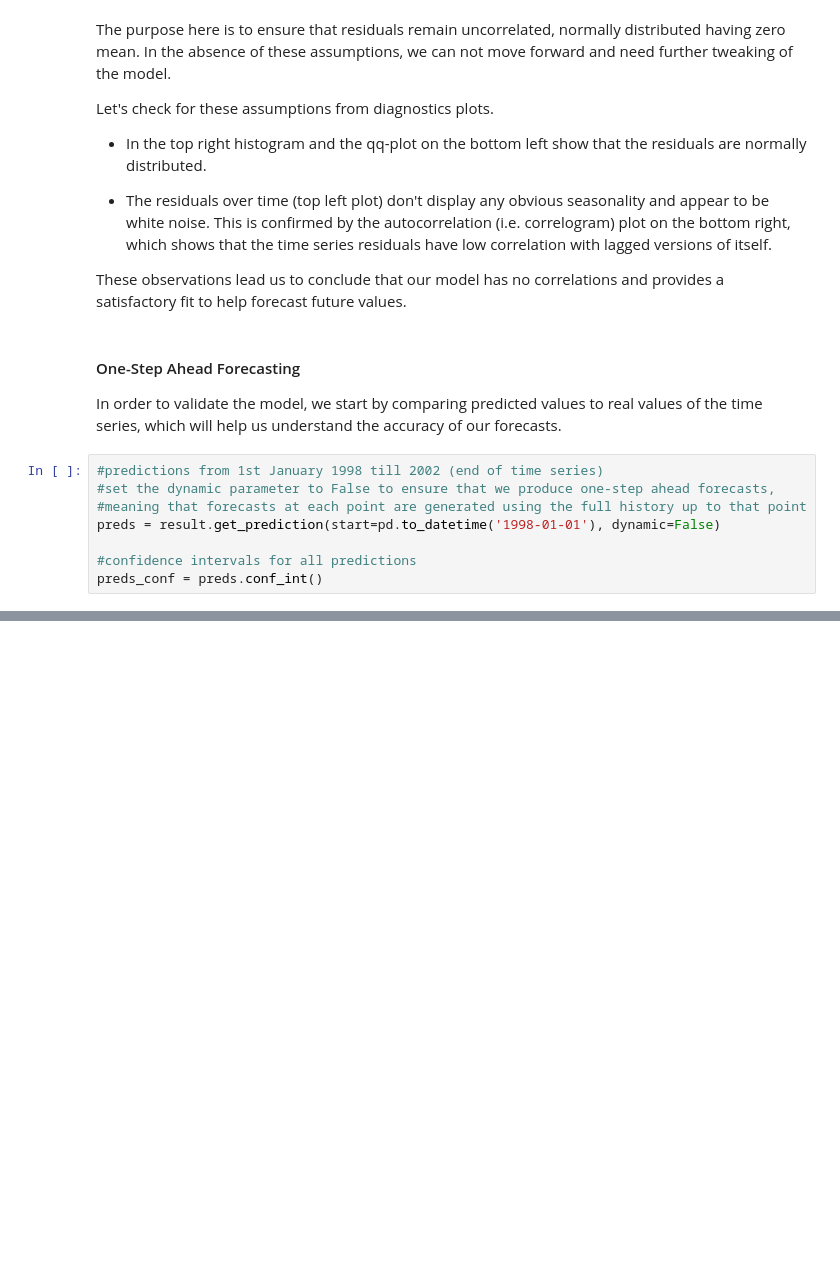
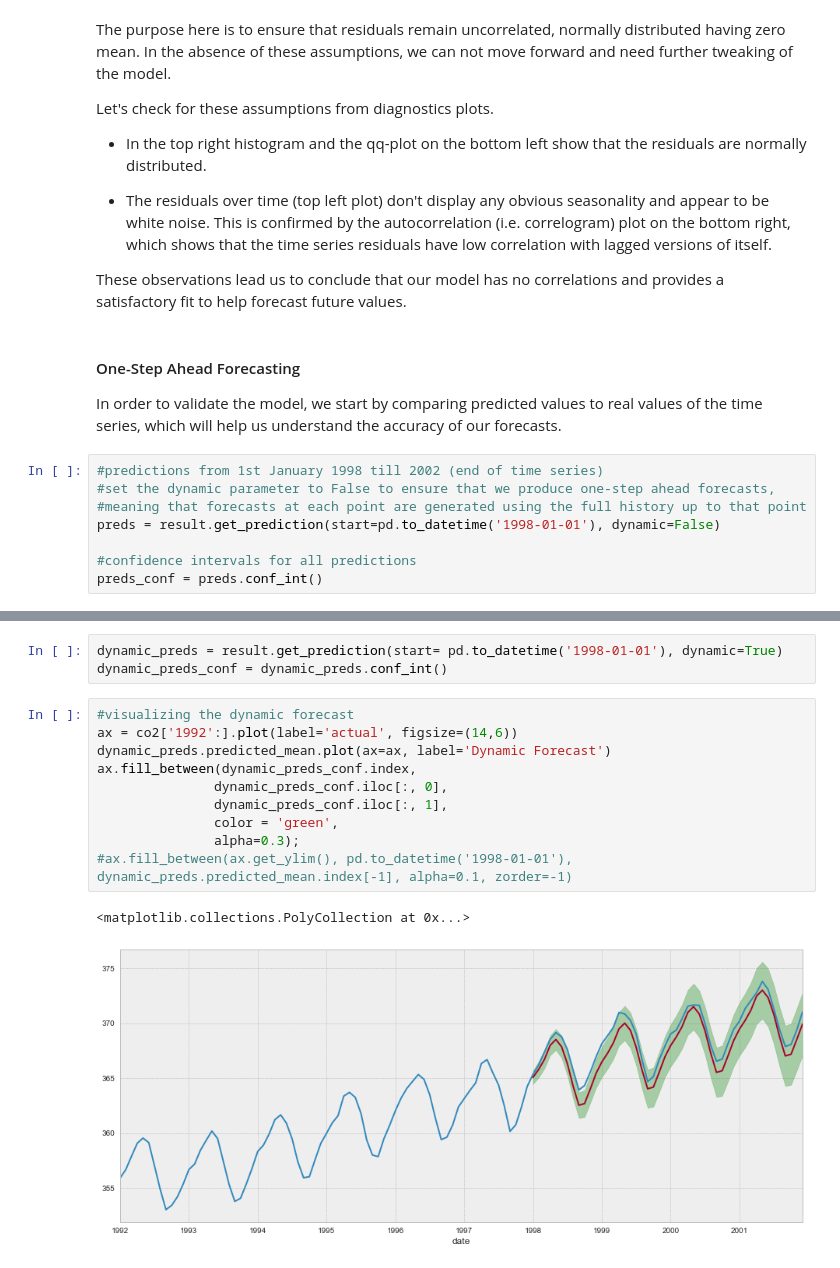
Before and after one commit to luluvalakdawala/Co2_forecasting, a Jupyter notebook: arima_models.ipynb, the cells around one changed output, grey strips where cells are left out. Saved outputs shown, nothing was run; the diff lists cells and outputs as text; blank space fills up the shorter version.

```diff
--- a/arima_models.ipynb
+++ b/arima_models.ipynb
@@ -256,0 +288,16 @@ preds_conf = preds.conf_int()
+# %%
+dynamic_preds = result.get_prediction(start= pd.to_datetime('1998-01-01'), dynamic=True)
+dynamic_preds_conf = dynamic_preds.conf_int()
+# %%
+#visualizing the dynamic forecast
+ax = co2['1992':].plot(label='actual', figsize=(14,6))
+dynamic_preds.predicted_mean.plot(ax=ax, label='Dynamic Forecast')
+ax.fill_between(dynamic_preds_conf.index,
+               dynamic_preds_conf.iloc[:, 0],
+               dynamic_preds_conf.iloc[:, 1],
+               color = 'green',
+               alpha=0.3);
+#ax.fill_between(ax.get_ylim(), pd.to_datetime('1998-01-01'), dynamic_preds.predicted_mean.index[-1], alpha=0.1, zorder=-1)
+# %% [output]
+<matplotlib.collections.PolyCollection at 0x...>
+[figure, added]
```
Also changed, not shown: parts of 5 cells of this notebook.
